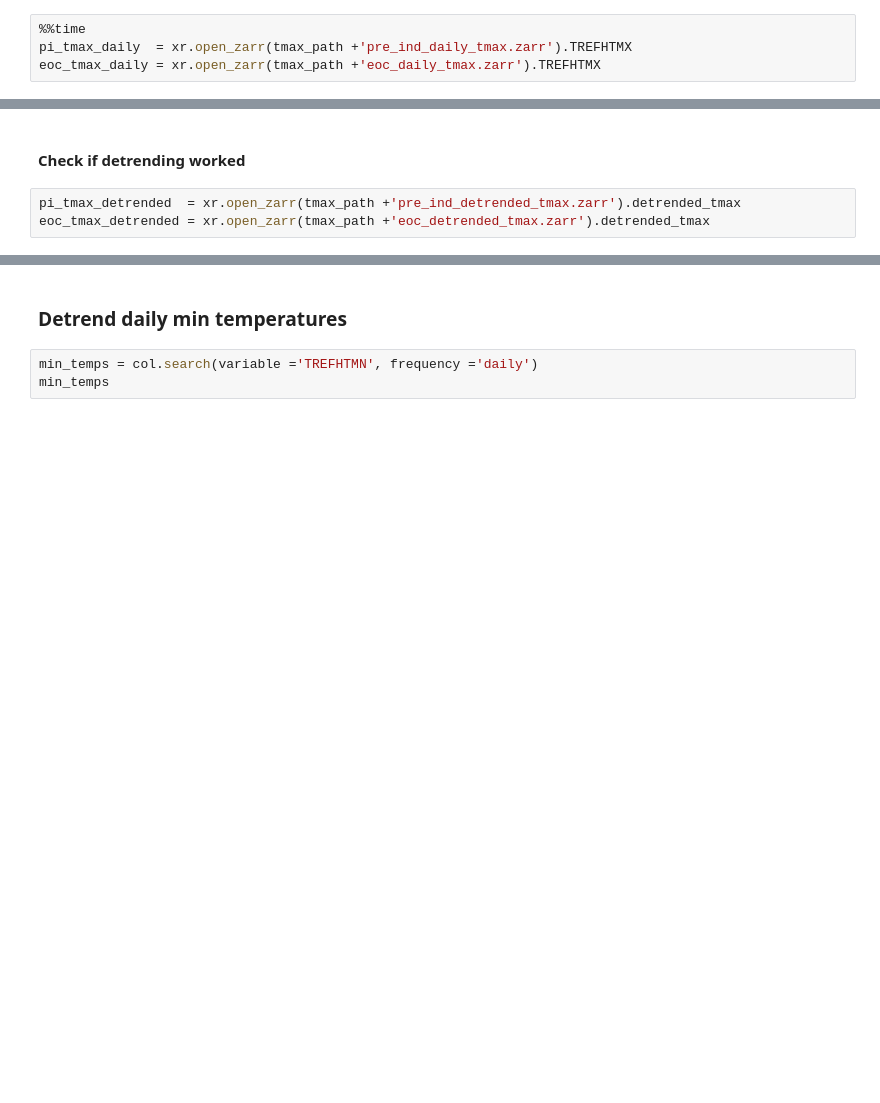
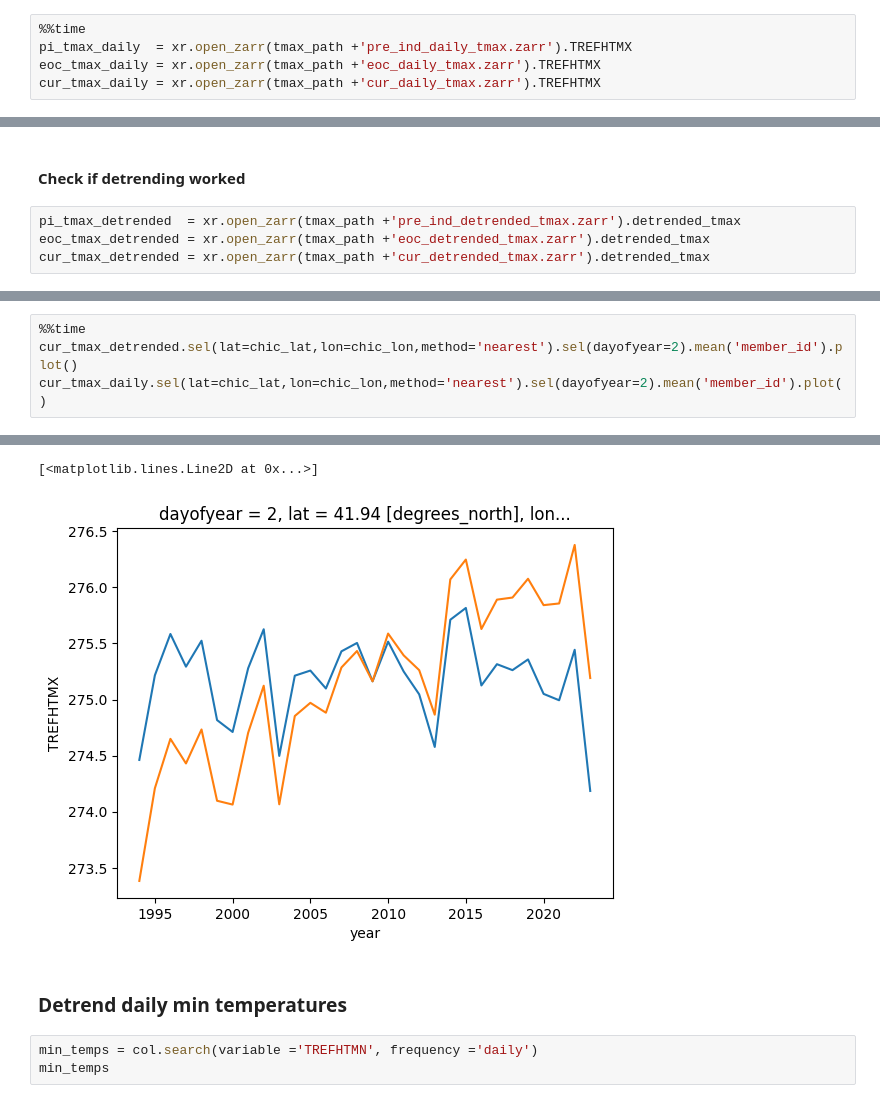
Before and after one commit to hrhampapura/moment_delta_mapping, a Jupyter notebook: notebooks/ncar_casper/00_detrending.ipynb, the cells around one changed output, grey strips where cells are left out. Saved outputs shown, nothing was run; the diff lists cells and outputs as text; blank space fills up the shorter version.

```diff
--- a/notebooks/ncar_casper/00_detrending.ipynb
+++ b/notebooks/ncar_casper/00_detrending.ipynb
@@ -308,4 +439,5 @@ eoc_tmax_daily = eoc_tmax_daily.chunk({'lat':48,'year':30,'dayofyear':30})
 %%time
 pi_tmax_daily  = xr.open_zarr(tmax_path +'pre_ind_daily_tmax.zarr').TREFHTMX
 eoc_tmax_daily = xr.open_zarr(tmax_path +'eoc_daily_tmax.zarr').TREFHTMX
+cur_tmax_daily = xr.open_zarr(tmax_path +'cur_daily_tmax.zarr').TREFHTMX
 # %% [output]
@@ -328,6 +465,7 @@ eoc_tmax_detrended = eoc_tmax_detrended.rename('detrended_tmax')
 # %%
 pi_tmax_detrended  = xr.open_zarr(tmax_path +'pre_ind_detrended_tmax.zarr').detrended_tmax
 eoc_tmax_detrended = xr.open_zarr(tmax_path +'eoc_detrended_tmax.zarr').detrended_tmax
+cur_tmax_detrended = xr.open_zarr(tmax_path +'cur_detrended_tmax.zarr').detrended_tmax
 # %%
 %%time
 eoc_tmax_detrended.sel(lat=chic_lat,lon=chic_lon,method='nearest').sel(dayofyear=2).mean('member_id').plot()
@@ -347,2 +485,7 @@ Wall time: 24.9 s
 [<matplotlib.lines.Line2D at 0x...>]
 [figure]
+# %%
+%%time
+cur_tmax_detrended.sel(lat=chic_lat,lon=chic_lon,method='nearest').sel(dayofyear=2).mean('member_id').plot()
+cur_tmax_daily.sel(lat=chic_lat,lon=chic_lon,method='nearest').sel(dayofyear=2).mean('member_id').plot()
+# %% [output]
@@ -349,3 +494,5 @@ Wall time: 24.9 s
+[<matplotlib.lines.Line2D at 0x...>]
+[figure, added]
 # %% [markdown]
 ### Detrend daily min temperatures
 # %%
```
Also changed, not shown: parts of 49 cells of this notebook, 1 other file.
